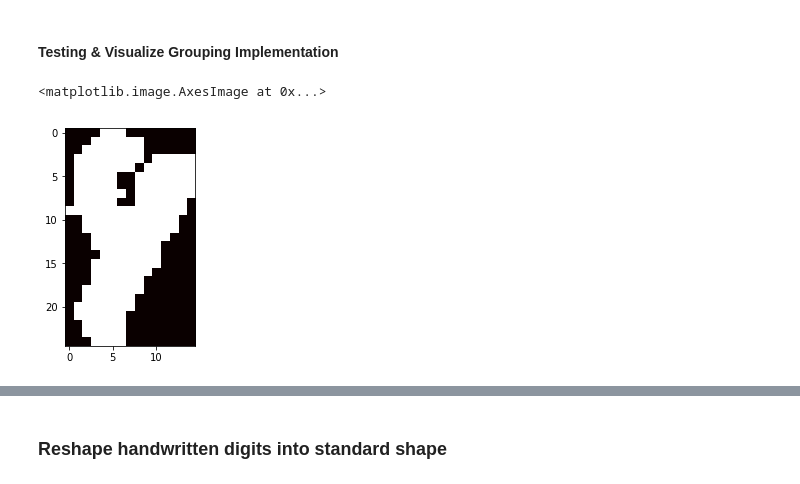
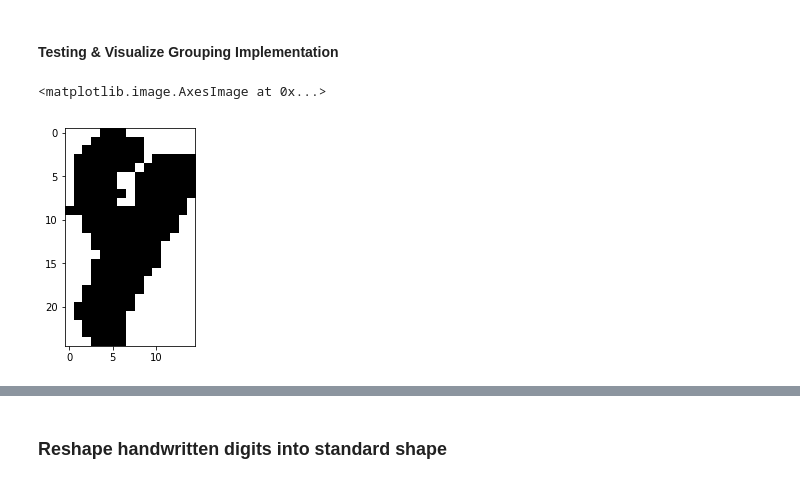
Before and after one commit to Angus-McLean/COMP551-Competition, a Jupyter notebook: 0_DataPreprocessing.ipynb, the cells around one changed output, grey strips where cells are left out. Saved outputs shown, nothing was run; the diff lists cells and outputs as text; code cells hidden in the pictures.

```diff
--- a/0_DataPreprocessing.ipynb
+++ b/0_DataPreprocessing.ipynb
@@ -72,12 +72,12 @@ def getBounds(group):
         'y' : (mins[0], maxs[0], maxs[0] - mins[0])
     }
 # %%
-BLACK_THRES = 255.0
+BLACK_THRES_BINARY = 255.0
 
-def preprocessImage(img):
+def preprocessImageBinary(img):
 
     # Filter just dark colors
-    binX = np.floor_divide(img, BLACK_THRES)
+    binX = np.floor_divide(img, BLACK_THRES_BINARY)
 
     # group and get bounds of hand written digits
     binCoords = zip(*np.nonzero(binX))
@@ -88,13 +88,13 @@ def preprocessImage(img):
     indLargetImg = np.argmax([max(bound['x'][2], bound['y'][2]) for bound in bounds])
     sliceBounds = bounds[indLargetImg]
     imgSlice = img[sliceBounds['y'][0]:sliceBounds['y'][1], sliceBounds['x'][0]:sliceBounds['x'][1]]
-    return np.floor_divide(imgSlice, BLACK_THRES)
+    return np.floor_divide(imgSlice, BLACK_THRES_BINARY)
 # %% [markdown]
 #### Testing & Visualize Grouping Implementation
 # %%
-tmp = preprocessImage(x[0])
+tmpBin = preprocessImageBinary(x[0])
 # %%
-plt.imshow(tmp, cmap='hot', interpolation='nearest')
+plt.imshow(tmpBin, cmap='binary', interpolation='nearest')
 # %% [output]
 <matplotlib.image.AxesImage at 0x...>
-[figure, old version]
+[figure, new version]
```
Also changed, not shown: parts of 14 cells of this notebook.
